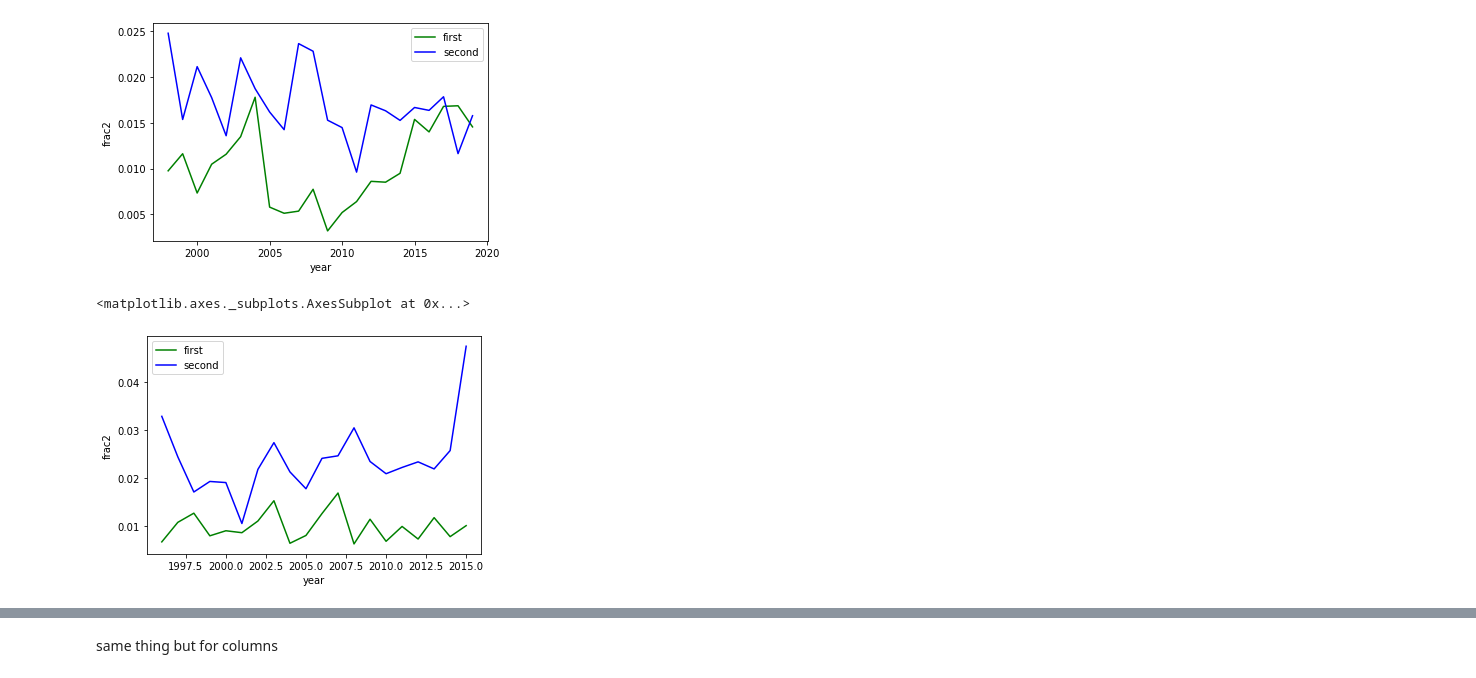
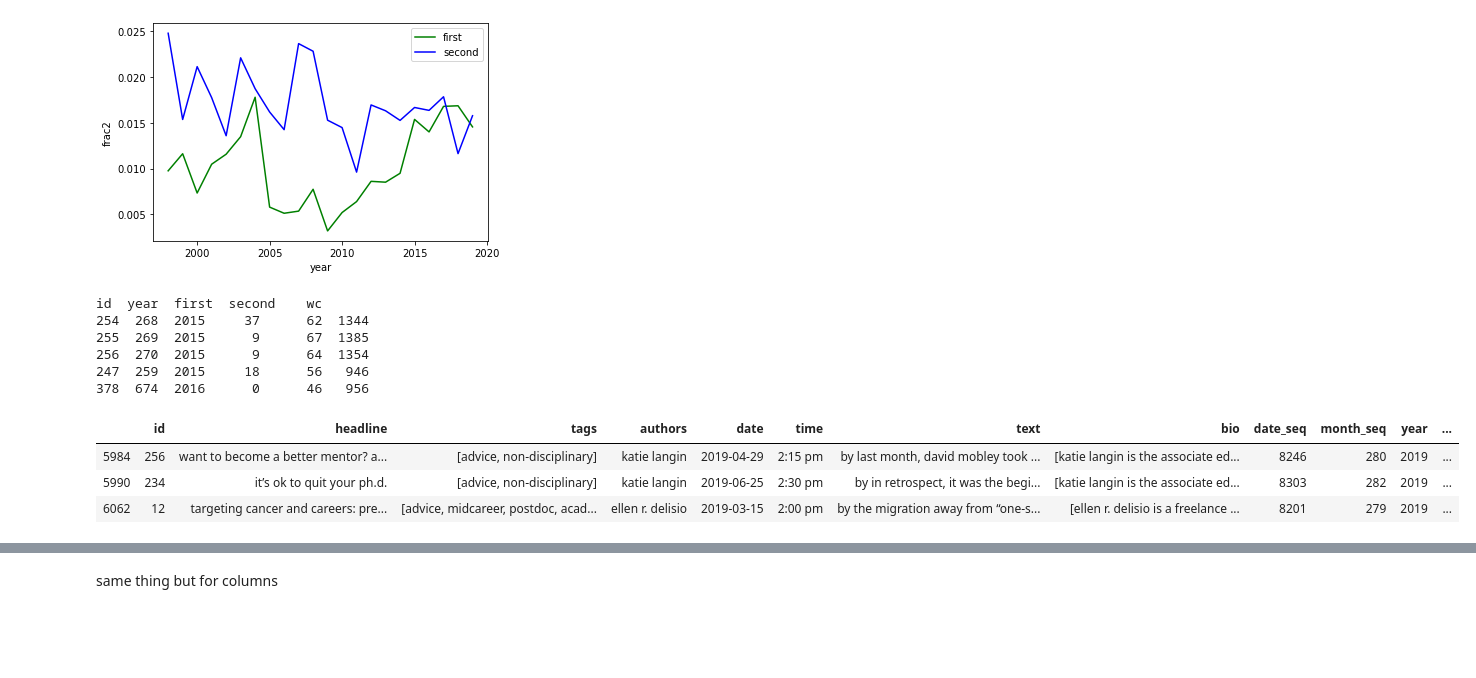
Before and after one commit to crboothb/sciencemag-careers-analysis, a Jupyter notebook: scripts/pronoun_fracs.ipynb, the cells around one changed output, grey strips where cells are left out. Saved outputs shown, nothing was run; the diff lists cells and outputs as text; code cells hidden in the pictures; blank space fills up the shorter version.

```diff
--- a/scripts/pronoun_fracs.ipynb
+++ b/scripts/pronoun_fracs.ipynb
@@ -92,6 +93,7 @@ sns.lineplot(x = "year", y = "frac2", color = "blue", label="second", data=count
 
 counts_df = clh.pronouns(advice_tag_df)
 
+print(counts_df.sort_values(by="year").tail())
 counts_df["frac1"] = counts_df["first"]/counts_df["wc"]
 counts_df["frac2"] = counts_df["second"]/counts_df["wc"]
 
@@ -99,9 +101,20 @@ counts_plot_df = counts_df.groupby("year").mean()
 
 counts_plot_df = counts_plot_df.reset_index()
 
-sns.lineplot(x = "year", y = "frac1", color = "green", label="first", data=counts_plot_df)
-sns.lineplot(x = "year", y = "frac2", color = "blue", label="second", data=counts_plot_df)
+# sns.lineplot(x = "year", y = "frac1", color = "green", label="first", data=counts_plot_df)
+# sns.lineplot(x = "year", y = "frac2", color = "blue", label="second", data=counts_plot_df)
 # %% [output]
-<matplotlib.axes._subplots.AxesSubplot at 0x...>
+id  year  first  second    wc
+254  268  2015     37      62  1344
+255  269  2015      9      67  1385
+256  270  2015      9      64  1354
+247  259  2015     18      56   946
+378  674  2016      0      46   956
-[figure, removed]
+# %%
+advice_tag_df.tail(3)
+# %% [output]
+|  | id | headline | tags | authors | date | time | text | bio | date_seq | month_seq | year | ... |
+| 5984 | 256 | want to become a better mentor? a... | [advice, non-disciplinary] | katie langin | 2019-04-29 | 2:15 pm | by last month, david mobley took ... | [katie langin is the associate ed... | 8246 | 280 | 2019 | ... |
+| 5990 | 234 | it’s ok to quit your ph.d. | [advice, non-disciplinary] | katie langin | 2019-06-25 | 2:30 pm | by in retrospect, it was the begi... | [katie langin is the associate ed... | 8303 | 282 | 2019 | ... |
+| 6062 | 12 | targeting cancer and careers: pre... | [advice, midcareer, postdoc, acad... | ellen r. delisio | 2019-03-15 | 2:00 pm | by the migration away from “one-s... | [ellen r. delisio is a freelance ... | 8201 | 279 | 2019 | ... |
 # %%
```
Also changed, not shown: parts of 7 cells of this notebook, 1 other file.
